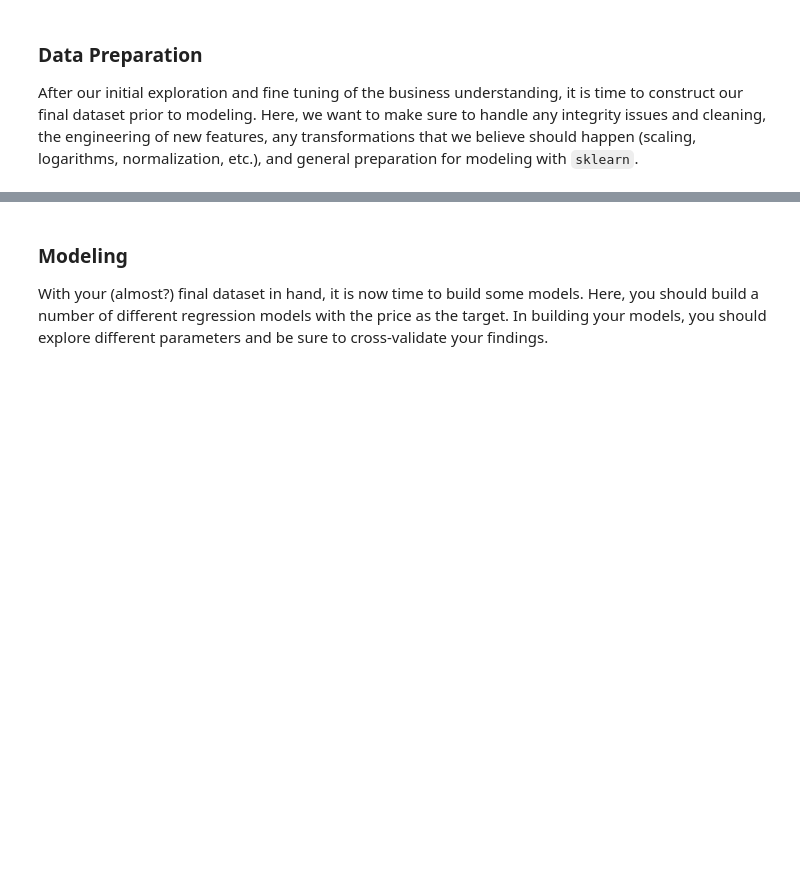
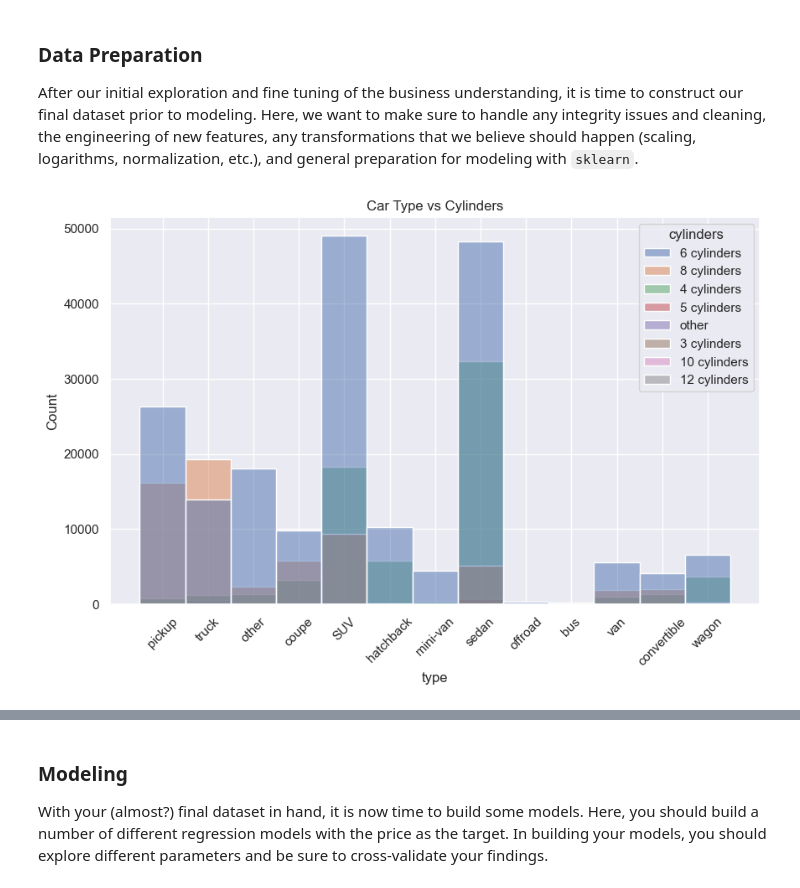
Before and after one commit to maskbit/usedcar-pricing, a Jupyter notebook: prompt_II.ipynb, the cells around one changed output, grey strips where cells are left out. Cells and saved outputs as stored; diff of their text form; code cells hidden in the pictures; blank space fills up the shorter version.

Commit message:
Updated notebook and images

```diff
--- a/prompt_II.ipynb
+++ b/prompt_II.ipynb
@@ -97,3 +97,28 @@ df.shape
 ### Data Preparation
 
 After our initial exploration and fine tuning of the business understanding, it is time to construct our final dataset prior to modeling.  Here, we want to make sure to handle any integrity issues and cleaning, the engineering of new features, any transformations that we believe should happen (scaling, logarithms, normalization, etc.), and general preparation for modeling with `sklearn`.
+# %%
+#Data Cleaning & Preparation
+
+#Fillna of Year with mode value
+df['year'] = df['year'].fillna(df['year'].mode()[0])
+
+##Fillna of condition with mode value
+df['condition'] = df['condition'].fillna(df['condition'].mode()[0])
+
+##Fillna of Cylinders with mode value
+df['cylinders'] = df['cylinders'].fillna(df['cylinders'].mode()[0])
+
+##Fillna of fuel with mode value
+df['fuel'] = df['fuel'].fillna(df['fuel'].mode()[0])
+
+# Visualize Fuel Type vs Car Cylinders
+plt.figure(figsize=(10, 6))
+sns.set_theme(style="darkgrid")
+sns.histplot(data=df, x='type', hue='cylinders' )
+plt.xticks(rotation=45)
+plt.title('Car Type vs Cylinders')
+plt.savefig("images/carTypeCylinders.png")
+plt.show()
+# %% [output]
+[figure, added]
```
Also changed, not shown: parts of 23 cells of this notebook, 7 other files.
